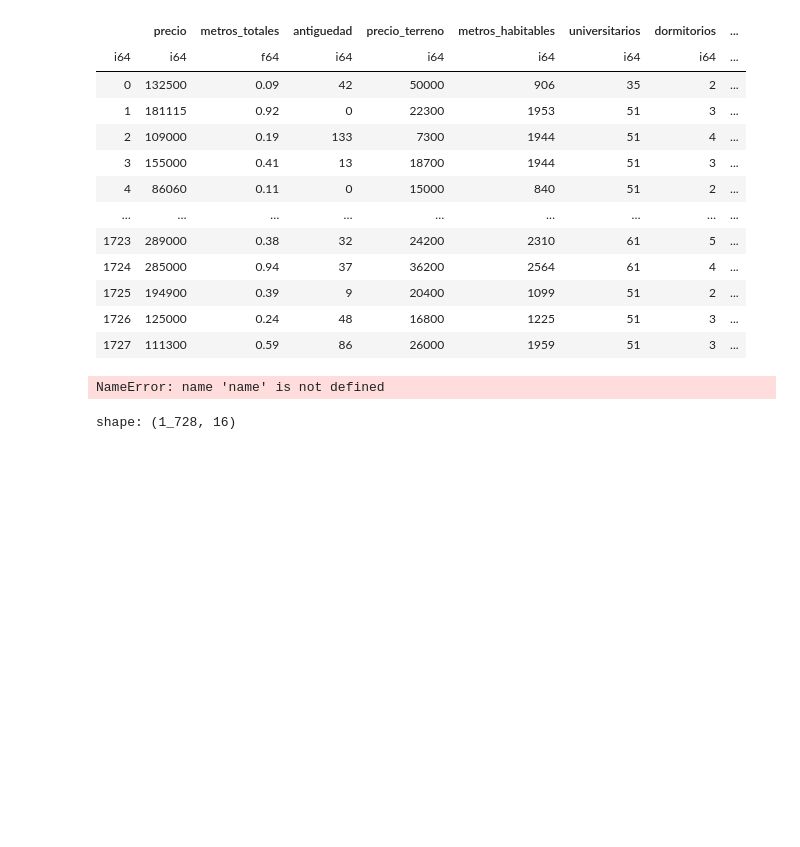
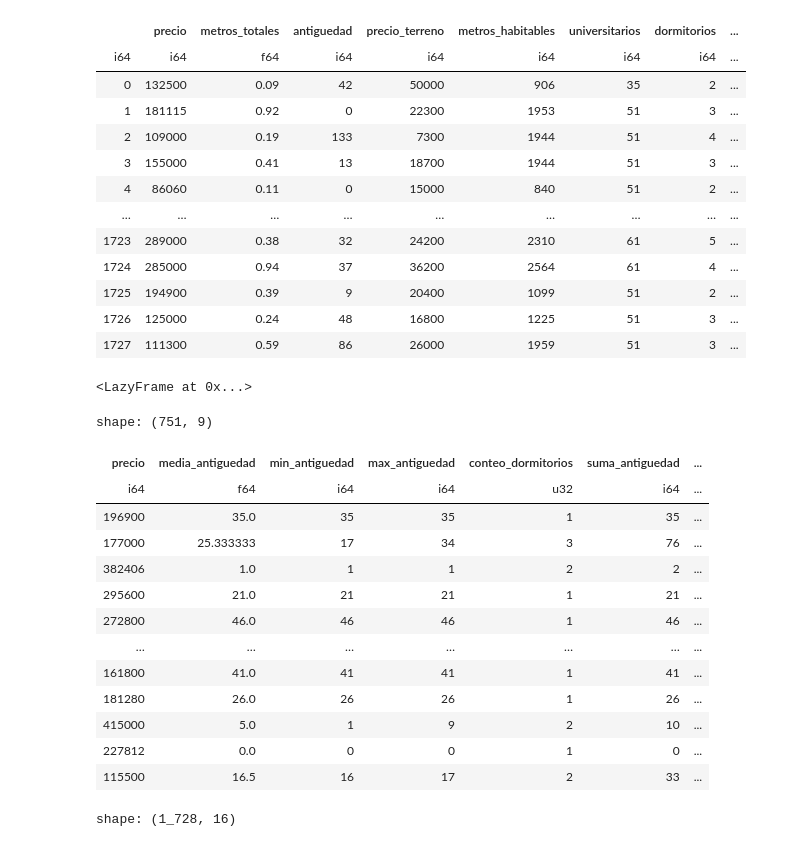
Before and after one commit to Viny2030/colabs, a Jupyter notebook: Lazy_Frames.ipynb, the cells around one changed output. Saved outputs shown, nothing was run; the diff lists cells and outputs as text; code cells hidden in the pictures; blank space fills up the shorter version.

```diff
--- a/Lazy_Frames.ipynb
+++ b/Lazy_Frames.ipynb
@@ -795,19 +799,45 @@ shape: (1_728, 16)
 | 1725 | 194900 | 0.39 | 9 | 20400 | 1099 | 51 | 2 | ... |
 | 1726 | 125000 | 0.24 | 48 | 16800 | 1225 | 51 | 3 | ... |
 | 1727 | 111300 | 0.59 | 86 | 26000 | 1959 | 51 | 3 | ... |
-# %%
-df.group_by('precio').agg(
-    col('precio').mean().alias(name.suffix('_mean')),
-    (col('dormitorios').count()).alias('conteo_dormitorios'),
-    (col('antiguedad').sum()).alias('suma_antiguedad'),
-    (col('antiguedad').min()).alias('min_antiguedad'),
-    (col('antiguedad').max()).alias('max_antiguedad'),
-    (col('antiguedad').first()).alias('primer_antiguedad'),
-    (col('antiguedad').last()).alias('ultimo_antiguedad'),
-    (col('antiguedad').last() - col('antiguedad').first()).alias('diferencia_antiguedad')
-).collect()
-# %% [output]
-NameError: name 'name' is not defined
+# %%
+df.group_by('precio').agg(
+    pl.col('antiguedad').mean().alias('media_antiguedad'),
+    pl.col('antiguedad').min().alias('min_antiguedad'),
+    pl.col('antiguedad').max().alias('max_antiguedad'),
+    pl.count('dormitorios').alias('conteo_dormitorios'), # Change: Use pl.count instead of count
+    pl.sum('antiguedad').alias('suma_antiguedad'), # Change: Use pl.sum instead of sum
+    pl.first('antiguedad').alias('primer_antiguedad'), # Change: Use pl.first instead of first
+    pl.last('antiguedad').alias('ultimo_antiguedad'), # Change: Use pl.last instead of last
+    (pl.last('antiguedad') - pl.first('antiguedad')).alias('diferencia_antiguedad') # Change: Use pl.last and pl.first instead of last and first
+)
+# %% [output]
+<LazyFrame at 0x...>
+# %%
+df.group_by('precio').agg(
+    pl.col('antiguedad').mean().alias('media_antiguedad'),
+    pl.col('antiguedad').min().alias('min_antiguedad'),
+    pl.col('antiguedad').max().alias('max_antiguedad'),
+    pl.count('dormitorios').alias('conteo_dormitorios'), # Change: Use pl.count instead of count
+    pl.sum('antiguedad').alias('suma_antiguedad'), # Change: Use pl.sum instead of sum
+    pl.first('antiguedad').alias('primer_antiguedad'), # Change: Use pl.first instead of first
+    pl.last('antiguedad').alias('ultimo_antiguedad'), # Change: Use pl.last instead of last
+    (pl.last('antiguedad') - pl.first('antiguedad')).alias('diferencia_antiguedad') # Change: Use pl.last and pl.first instead of last and first
+).collect()
+# %% [output]
+shape: (751, 9)
+| precio | media_antiguedad | min_antiguedad | max_antiguedad | conteo_dormitorios | suma_antiguedad | ... |
+| i64 | f64 | i64 | i64 | u32 | i64 | ... |
+| 196900 | 35.0 | 35 | 35 | 1 | 35 | ... |
+| 177000 | 25.333333 | 17 | 34 | 3 | 76 | ... |
+| 382406 | 1.0 | 1 | 1 | 2 | 2 | ... |
+| 295600 | 21.0 | 21 | 21 | 1 | 21 | ... |
+| 272800 | 46.0 | 46 | 46 | 1 | 46 | ... |
+| … | … | … | … | … | … | ... |
+| 161800 | 41.0 | 41 | 41 | 1 | 41 | ... |
+| 181280 | 26.0 | 26 | 26 | 1 | 26 | ... |
+| 415000 | 5.0 | 1 | 9 | 2 | 10 | ... |
+| 227812 | 0.0 | 0 | 0 | 1 | 0 | ... |
+| 115500 | 16.5 | 16 | 17 | 2 | 33 | ... |
 # %%
 df.collect()
 # %% [output]
```
Also changed, not shown: parts of 18 cells of this notebook.
